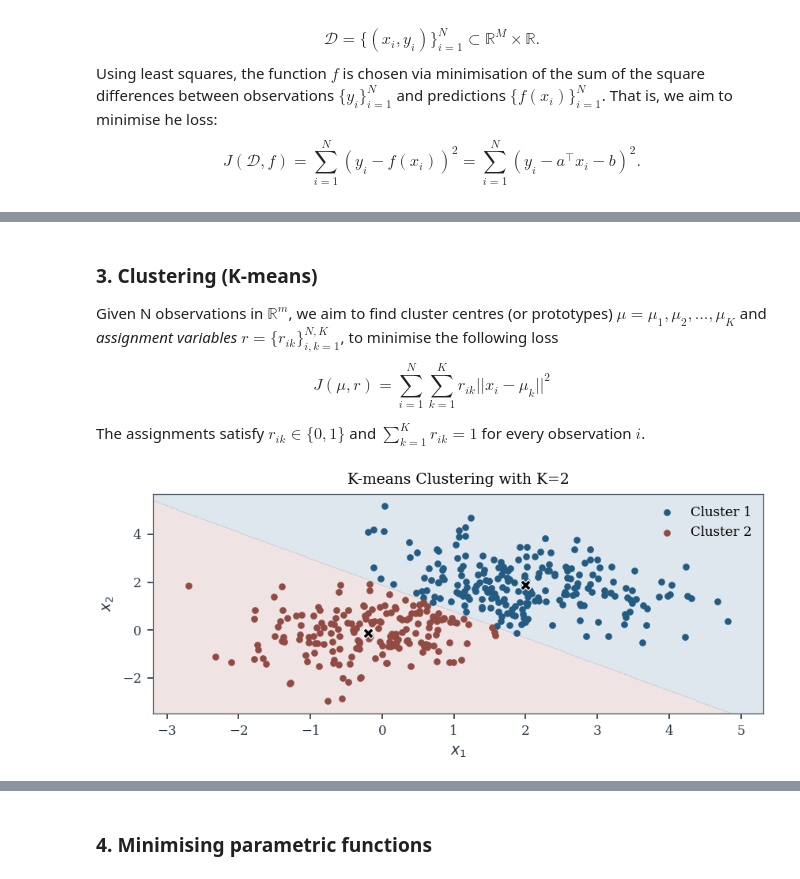
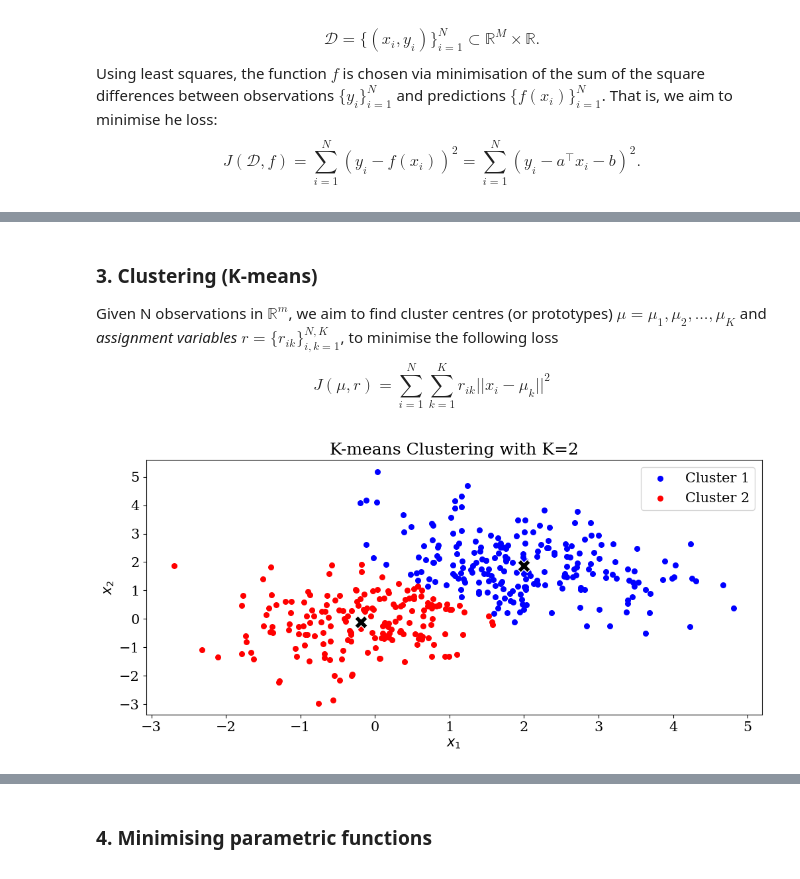
Before and after one commit to felipe-tobar/Maths-for-ML, a Jupyter notebook: tutorials/optimisation.ipynb, the cells around one changed output, grey strips where cells are left out. Drawn from its saved outputs; the diff is of its cells as text; code cells hidden in the pictures.

```diff
--- a/tutorials/optimisation.ipynb
+++ b/tutorials/optimisation.ipynb
@@ -201,15 +172,13 @@ Given N observations in $\mathbb{R}^m$, we aim to find cluster centres (or proto
 \begin{equation}
 	J(\mu,r) = \sum_{i=1}^N\sum_{k=1}^K r_{ik} ||x_i-\mu_k||^2
 \end{equation}
-
-The assignments satisfy $r_{ik}\in\{0,1\}$ and $\sum_{k=1}^K r_{ik}=1$ for every observation $i$.
 # %%
 # Minimising J with a coordinate descent method
 def kmeans(X, K=2, max_iter=100, tol=1e-6):
     N = X.shape[0]
     # Randomly initialize centroids (choose K random points)
     rng = np.random.default_rng(0)
-    mu = X[rng.choice(N, K, replace=False)].astype(float)
+    mu = X[rng.choice(N, K, replace=False)]
 
     for iteration in range(max_iter):
         # E-step: assign points to nearest centroid
@@ -217,50 +186,30 @@ def kmeans(X, K=2, max_iter=100, tol=1e-6):
         r = np.argmin(distances, axis=1)  # assignments
 
         # M-step: update centroids
-        mu_new = mu.copy()
-        for k in range(K):
-            members = X[r == k]
-            # Keep the previous centroid when the cluster is empty.
-            if len(members) > 0:
-                mu_new[k] = members.mean(axis=0)
+        mu_new = np.array([X[r == k].mean(axis=0) for k in range(K)])
 
         # Check convergence
         shift = np.linalg.norm(mu_new - mu)
-        mu = mu_new
         if shift < tol:
             break
+        mu = mu_new
 
-    # Assign points to the centroids we are returning.
-    distances = np.linalg.norm(X[:, np.newaxis, :] - mu[np.newaxis, :, :], axis=2)
-    r = np.argmin(distances, axis=1)
     return mu, r
 
 # Run K-means
 K = 2
 mu, r = kmeans(X, K)
 # %%
-with plt.rc_context(lecture_plot_style):
-    plt.figure(figsize=(plot_width["wide"], 2.5))
+colors = ["blue", "red", "green", "orange", "purple"]
 
-    colors = [plot_blue, plot_clay, "#567366", "#806322", "#725779"]
+for k in range(K):
+    plt.scatter(X[r == k, 0], X[r == k, 1], s=30, color=colors[k], label=f"Cluster {k+1}")
+    plt.scatter(mu[k, 0], mu[k, 1], color="black", marker="X", s=200, edgecolors="white")
 
-    x_grid = np.linspace(X[:, 0].min() - 0.5, X[:, 0].max() + 0.5, 400)
-    y_grid = np.linspace(X[:, 1].min() - 0.5, X[:, 1].max() + 0.5, 400)
-    xx, yy = np.meshgrid(x_grid, y_grid)
-    grid = np.stack((xx, yy), axis=-1)
-    squared_distances = np.sum((grid[..., None, :] - mu)**2, axis=-1)
-    regions = np.argmin(squared_distances, axis=-1)
-    plt.contourf(xx, yy, regions, levels=np.arange(K + 1) - 0.5,
-                 colors=colors[:K], alpha=0.15)
-
-    for k in range(K):
-        plt.scatter(X[r == k, 0], X[r == k, 1], s=10, color=colors[k], label=f"Cluster {k+1}")
-        plt.scatter(mu[k, 0], mu[k, 1], color="black", marker="X", s=42, edgecolors="white", linewidths=0.6, zorder=3)
-
-    plt.title(f"K-means Clustering with K={K}")
-    plt.xlabel("$x_1$")
-    plt.ylabel("$x_2$")
-    plt.legend()
-    plt.savefig("../img/optimisation_example_kmeans.pdf");
+plt.title(f"K-means Clustering with K={K}")
+plt.xlabel("$x_1$")
+plt.ylabel("$x_2$")
+plt.legend()
+plt.savefig("../img/optimisation_example_kmeans.pdf");
 # %% [output]
-[figure, old version]
+[figure, new version]
```
Also changed, not shown: parts of 29 cells of this notebook, 16 other files.
